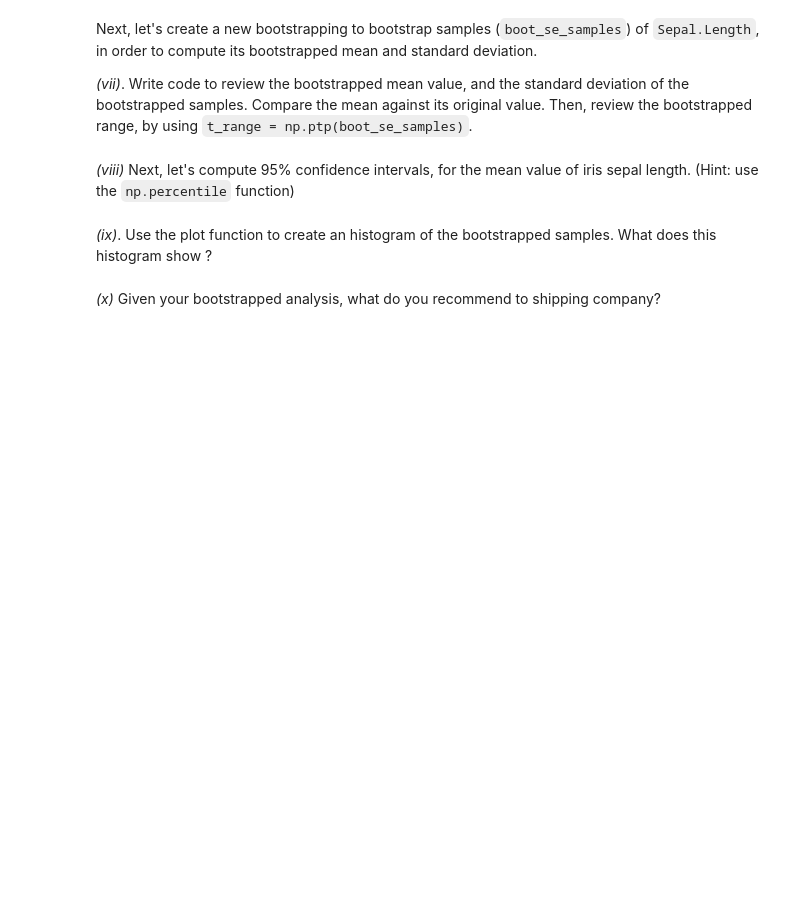
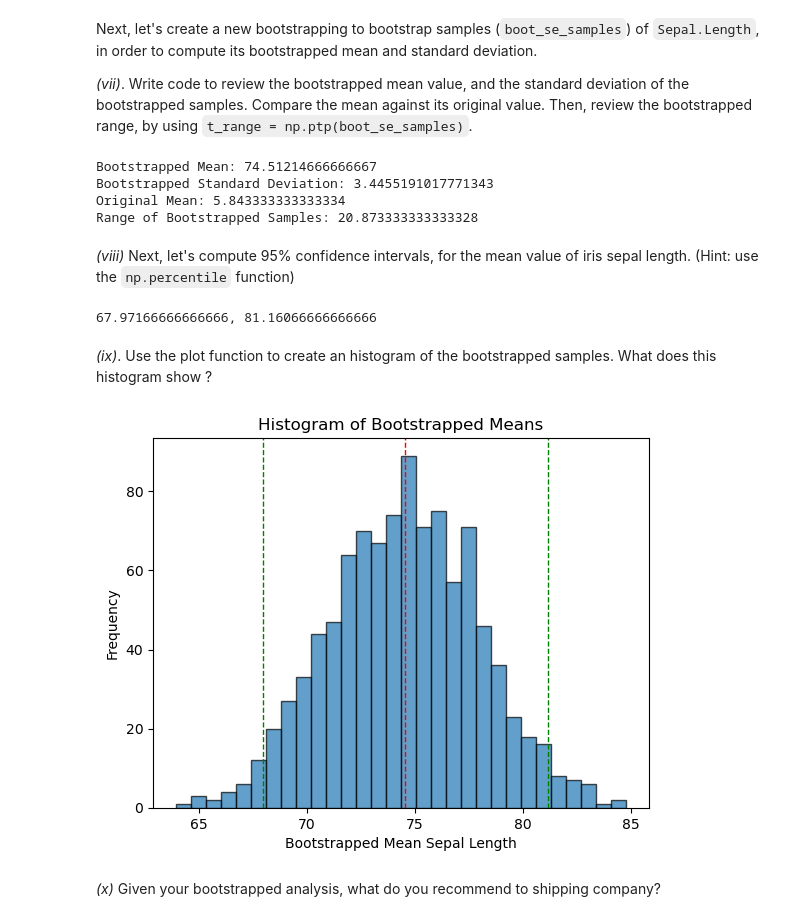
Before and after one commit to UofT-DSI/applying_statistical_concepts, a Jupyter notebook: 02_assignments/assignment_3.ipynb, the cells around one changed output. Cells and saved outputs as stored; diff of their text form; code cells hidden in the pictures; blank space fills up the shorter version.

```diff
--- a/02_assignments/assignment_3.ipynb
+++ b/02_assignments/assignment_3.ipynb
@@ -56,33 +110,71 @@ Next, let's create a new bootstrapping to bootstrap samples (`boot_se_samples`)
 
 _(vii)_. Write code to review the bootstrapped mean value, and the standard deviation of the bootstrapped samples. Compare the mean against its original value. Then, review the bootstrapped range, by using `t_range = np.ptp(boot_se_samples)`.
 # %%
-# Add your code here
+def bootstrap_samples(D, num_bootstrap_samples=1000, seed=0):
+    bootstrap_means = []
+
+    n = D.shape[0]
+    rng = np.random.default_rng(seed)
+    for _ in range(num_bootstrap_samples):
+        bootstrap_sample = rng.choice(D.index,
+                         n,
+                         replace=True)
+        bootstrap_mean = np.mean(bootstrap_sample)
+        bootstrap_means.append(bootstrap_mean)
+
+    bootstrapped_mean = np.mean(bootstrap_means)
+    bootstrapped_std = np.std(bootstrap_means)
+
+    return bootstrap_means, bootstrapped_mean, bootstrapped_std
+bootstrap_means, bootstrapped_mean, bootstrapped_std = bootstrap_samples(df)
+
+t_range = np.ptp(bootstrap_means)
+# print(bootstrap_means)
+print(f"Bootstrapped Mean: {bootstrapped_mean}")
+print(f"Bootstrapped Standard Deviation: {bootstrapped_std}")
+print(f"Original Mean: {mean_sepal_length}")
+print(f"Range of Bootstrapped Samples: {t_range}")
+# %% [output]
+Bootstrapped Mean: 74.51214666666667
+Bootstrapped Standard Deviation: 3.4455191017771343
+Original Mean: 5.843333333333334
+Range of Bootstrapped Samples: 20.873333333333328
 # %% [markdown]
 _(viii)_ Next, let's compute 95% confidence intervals, for the mean value of iris sepal length. (Hint: use the `np.percentile` function)
 # %%
 # Add your code here
+lower_bound = np.percentile(bootstrap_means, 2.5)
+upper_bound = np.percentile(bootstrap_means, 97.5)
+print(f"{lower_bound}, {upper_bound}")
+# %% [output]
+67.97166666666666, 81.16066666666666
 # %% [markdown]
 _(ix)_. Use the plot function to create an histogram of the bootstrapped samples. What does this histogram show ?
 # %%
 #Complete this
 
 # Create a figure and axis
 fig, ax = plt.subplots()
 
 # Create the histogram
-#Add your code here
+ax.hist(bootstrap_means, bins=30, edgecolor='k', alpha=0.7)
+ax.axvline(bootstrapped_mean, color='r', linestyle='dashed', linewidth=1, label='Original Mean')
+ax.axvline(lower_bound, color='g', linestyle='dashed', linewidth=1, label='95% CI Lower Bound')
+ax.axvline(upper_bound, color='g', linestyle='dashed', linewidth=1, label='95% CI Upper Bound')
 
 # Add a title
-#Add your code here
+ax.set_title('Histogram of Bootstrapped Means')
 
 # Add a label to the x-axis
-#Add your code here
+ax.set_xlabel('Bootstrapped Mean Sepal Length')
 
 # Add a label to the y-axis
-#Add your code here
+ax.set_ylabel('Frequency')
 
 # Show the plot
 plt.show()
+# %% [output]
+[figure, added]
 # %% [markdown]
 _(x)_ Given your bootstrapped analysis, what do you recommend to shipping company?
 # %%
```
Also changed, not shown: parts of 9 cells of this notebook.
